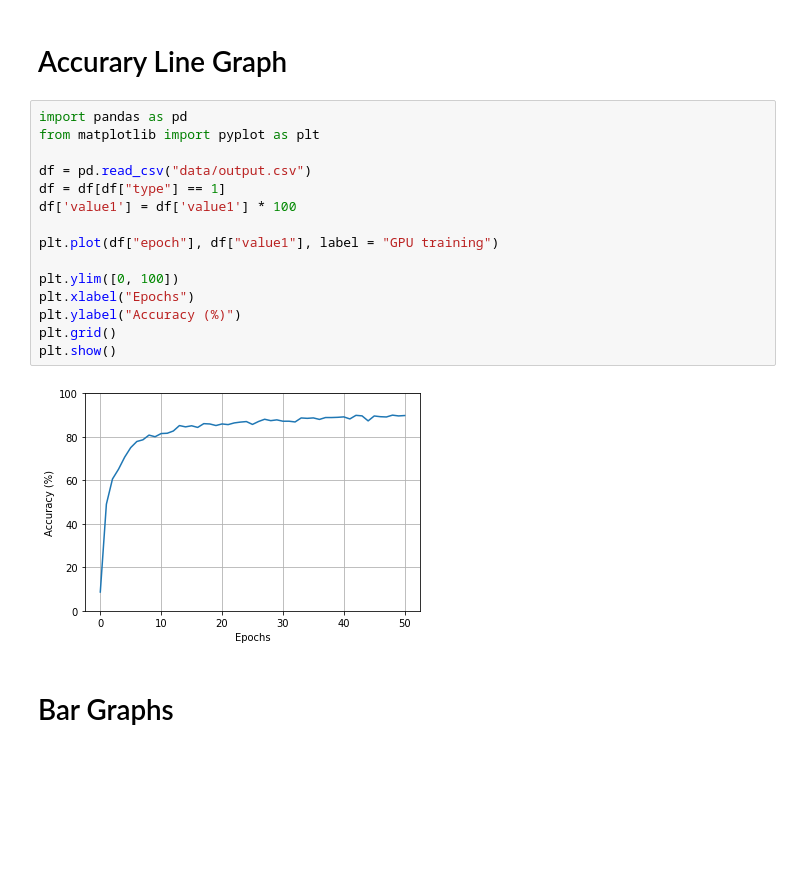
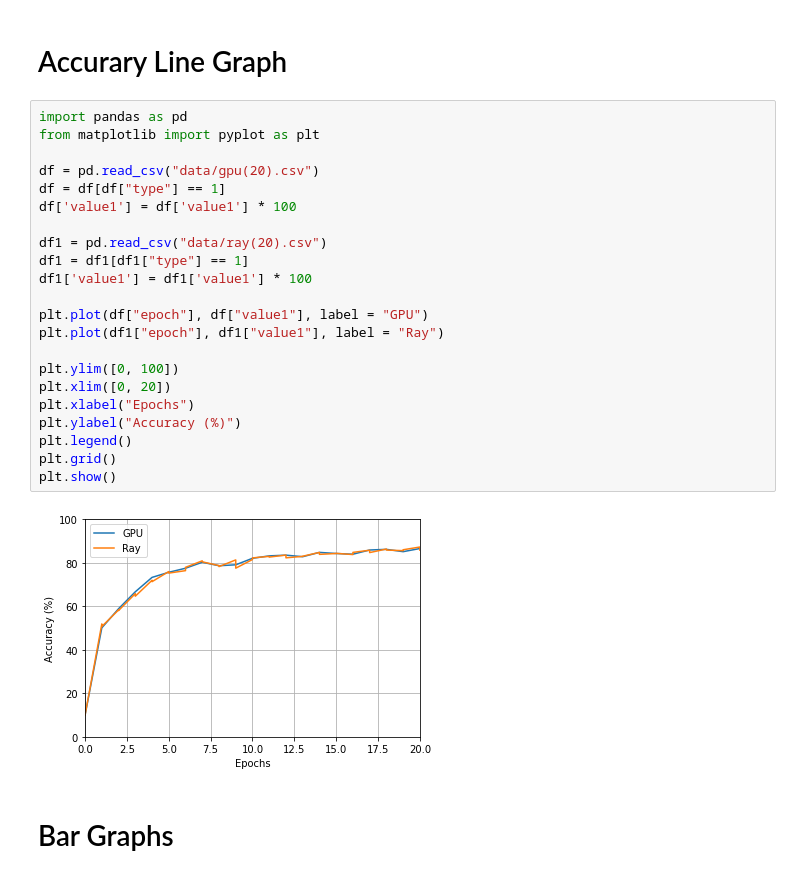
Before and after one commit to emyik/train-using-sion, a Jupyter notebook: plotData.ipynb, the cells around one changed output. Cells and saved outputs as stored; diff of their text form; blank space fills up the shorter version.

```diff
--- a/plotData.ipynb
+++ b/plotData.ipynb
@@ -3,20 +3,27 @@
 # %%
 import pandas as pd
 from matplotlib import pyplot as plt
 
-df = pd.read_csv("data/output.csv")
+df = pd.read_csv("data/gpu(20).csv")
 df = df[df["type"] == 1]
 df['value1'] = df['value1'] * 100
 
-plt.plot(df["epoch"], df["value1"], label = "GPU training")
+df1 = pd.read_csv("data/ray(20).csv")
+df1 = df1[df1["type"] == 1]
+df1['value1'] = df1['value1'] * 100
+
+plt.plot(df["epoch"], df["value1"], label = "GPU")
+plt.plot(df1["epoch"], df1["value1"], label = "Ray")
 
 plt.ylim([0, 100])
+plt.xlim([0, 20])
 plt.xlabel("Epochs")
 plt.ylabel("Accuracy (%)")
+plt.legend()
 plt.grid()
 plt.show()
 # %% [output]
-[figure, old version]
+[figure, new version]
 # %% [markdown]
 # Bar Graphs
 # %% [markdown]
```
Also changed, not shown: parts of 6 cells of this notebook.
